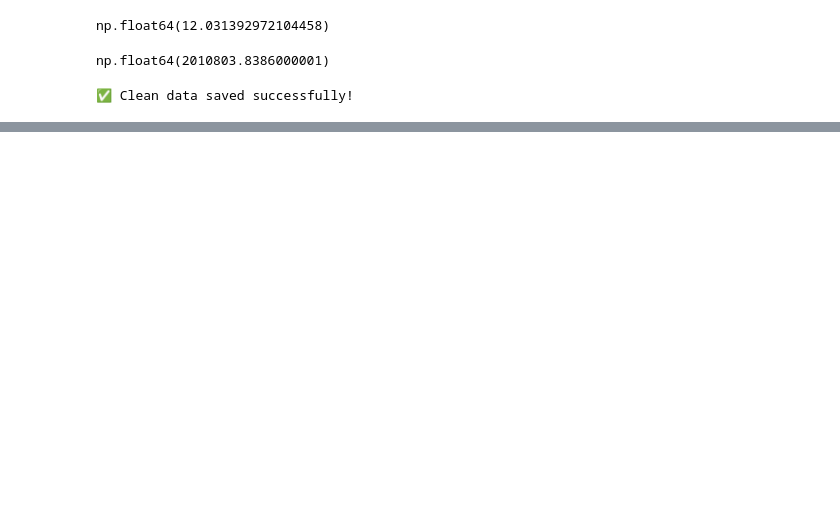
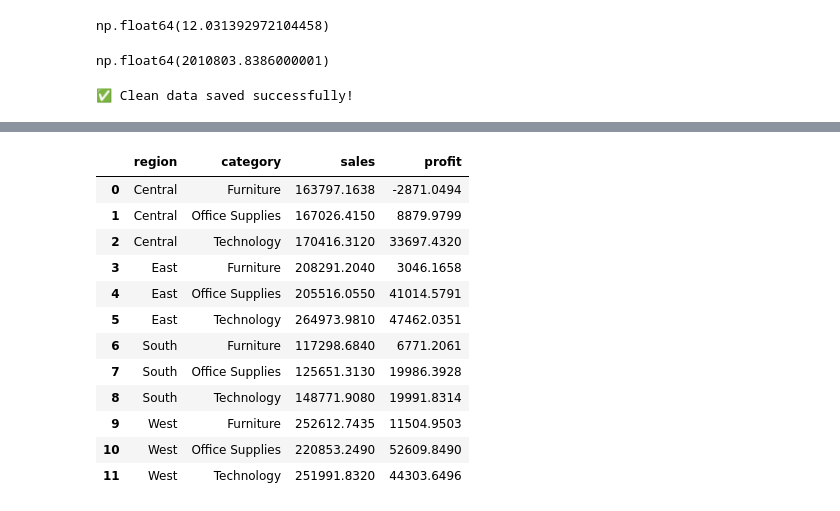
Before and after one commit to MajidSoltaninezhad/Sales-Business-Development-Analyst, a Jupyter notebook: 01_data_cleaning.ipynb, the cells around one changed output, grey strips where cells are left out. Drawn from its saved outputs; the diff is of its cells as text; code cells hidden in the pictures; blank space fills up the shorter version.

```diff
--- a/01_data_cleaning.ipynb
+++ b/01_data_cleaning.ipynb
@@ -193,0 +202,4 @@ print("✅ Clean data saved successfully!")
+# %%
+#tells pandas to show all columns instead of truncating them
+pd.set_option('display.max_columns', None)
+df.head(2)
@@ -193,0 +259,17 @@ print("✅ Clean data saved successfully!")
+# %%
+region_category = df.groupby(['region','category'])[['sales','profit']].sum().reset_index()
+region_category
+# %% [output]
+|  | region | category | sales | profit |
+| 0 | Central | Furniture | 163797.1638 | -2871.0494 |
+| 1 | Central | Office Supplies | 167026.4150 | 8879.9799 |
+| 2 | Central | Technology | 170416.3120 | 33697.4320 |
+| 3 | East | Furniture | 208291.2040 | 3046.1658 |
+| 4 | East | Office Supplies | 205516.0550 | 41014.5791 |
+| 5 | East | Technology | 264973.9810 | 47462.0351 |
+| 6 | South | Furniture | 117298.6840 | 6771.2061 |
+| 7 | South | Office Supplies | 125651.3130 | 19986.3928 |
+| 8 | South | Technology | 148771.9080 | 19991.8314 |
+| 9 | West | Furniture | 252612.7435 | 11504.9503 |
+| 10 | West | Office Supplies | 220853.2490 | 52609.8490 |
+| 11 | West | Technology | 251991.8320 | 44303.6496 |
```
Also changed, not shown: parts of 14 cells of this notebook, 1 other file.
